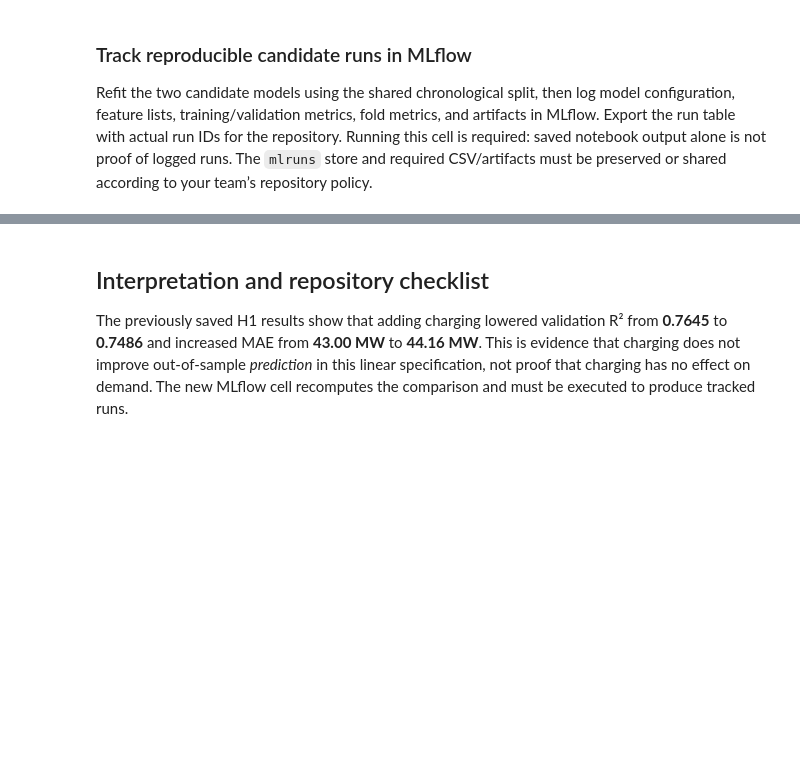
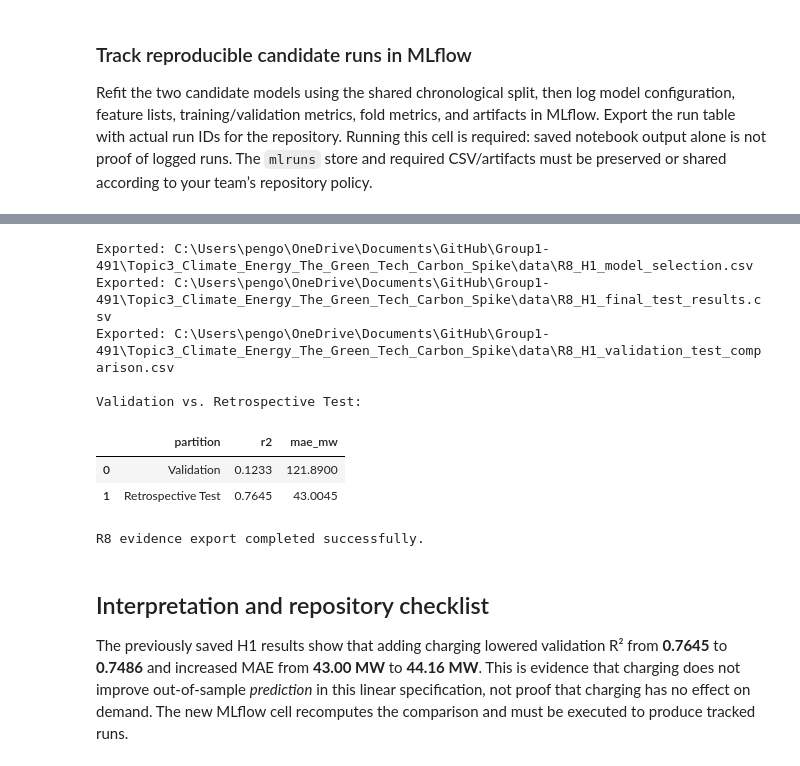
Before and after one commit to jandrew2353/Group1-491, a Jupyter notebook: Topic3_Climate_Energy_The_Green_Tech_Carbon_Spike/data/R7_Hypothesis1_Model_Building_Annotated.ipynb, the cells around one changed output, grey strips where cells are left out. Drawn from its saved outputs; the diff is of its cells as text; code cells hidden in the pictures; blank space fills up the shorter version.

```diff
--- a/Topic3_Climate_Energy_The_Green_Tech_Carbon_Spike/data/R7_Hypothesis1_Model_Building_Annotated.ipynb
+++ b/Topic3_Climate_Energy_The_Green_Tech_Carbon_Spike/data/R7_Hypothesis1_Model_Building_Annotated.ipynb
@@ -988,3 +1566,76 @@ SyntaxError: unterminated string literal (detected at line 17) (3206711343.py, l
+# %%
+
+# R8 Section 8.6: Export Milestone 2 evidence
+
+import pandas as pd
+
+# Export model selection results
+validation_results_df.to_csv(
+    "R8_H1_model_selection.csv",
+    index=False
+)
+
+# Export retrospective final test results
+final_test_results_df = pd.DataFrame([{
+    "selected_model": selected_model_name,
+    "training_validation_observations": len(y_trainval_final),
+    "test_observations": len(y_test_final),
+    "test_r2": final_test_r2,
+    "test_mae_mw": final_test_mae
+}])
+
+final_test_results_df.to_csv(
+    "R8_H1_final_test_results.csv",
+    index=False
+)
+
+# Create validation vs. retrospective test comparison
+comparison_df = pd.DataFrame([
+    {
+        "partition": "Validation",
+        "r2": float(best_row["validation_r2"]),
+        "mae_mw": float(best_row["validation_mae"])
+    },
+    {
+        "partition": "Retrospective Test",
+        "r2": final_test_r2,
+        "mae_mw": final_test_mae
+    }
+])
+
+comparison_df.to_csv(
+    "R8_H1_validation_test_comparison.csv",
+    index=False
+)
+
+# Verify exported files
+from pathlib import Path
+
+exported_files = [
+    "R8_H1_model_selection.csv",
+    "R8_H1_final_test_results.csv",
+    "R8_H1_validation_test_comparison.csv"
+]
+
+for filename in exported_files:
+    path = Path(filename)
+    assert path.exists(), f"Missing exported file: {filename}"
+    print(f"Exported: {path.resolve()}")
+
+print("\nValidation vs. Retrospective Test:")
+display(comparison_df.round(4))
+
+print("\nR8 evidence export completed successfully.")
+# %% [output]
+Exported: C:\Users\pengo\OneDrive\Documents\GitHub\Group1-491\Topic3_Climate_Energy_The_Green_Tech_Carbon_Spike\data\R8_H1_model_selection.csv
+Exported: C:\Users\pengo\OneDrive\Documents\GitHub\Group1-491\Topic3_Climate_Energy_The_Green_Tech_Carbon_Spike\data\R8_H1_final_test_results.csv
+Exported: C:\Users\pengo\OneDrive\Documents\GitHub\Group1-491\Topic3_Climate_Energy_The_Green_Tech_Carbon_Spike\data\R8_H1_validation_test_comparison.csv
+
+Validation vs. Retrospective Test:
+|  | partition | r2 | mae_mw |
+| 0 | Validation | 0.1233 | 121.8900 |
+| 1 | Retrospective Test | 0.7645 | 43.0045 |
+R8 evidence export completed successfully.
 # %% [markdown]
 ## Interpretation and repository checklist
 
```
Also changed, not shown: parts of 11 cells of this notebook.
